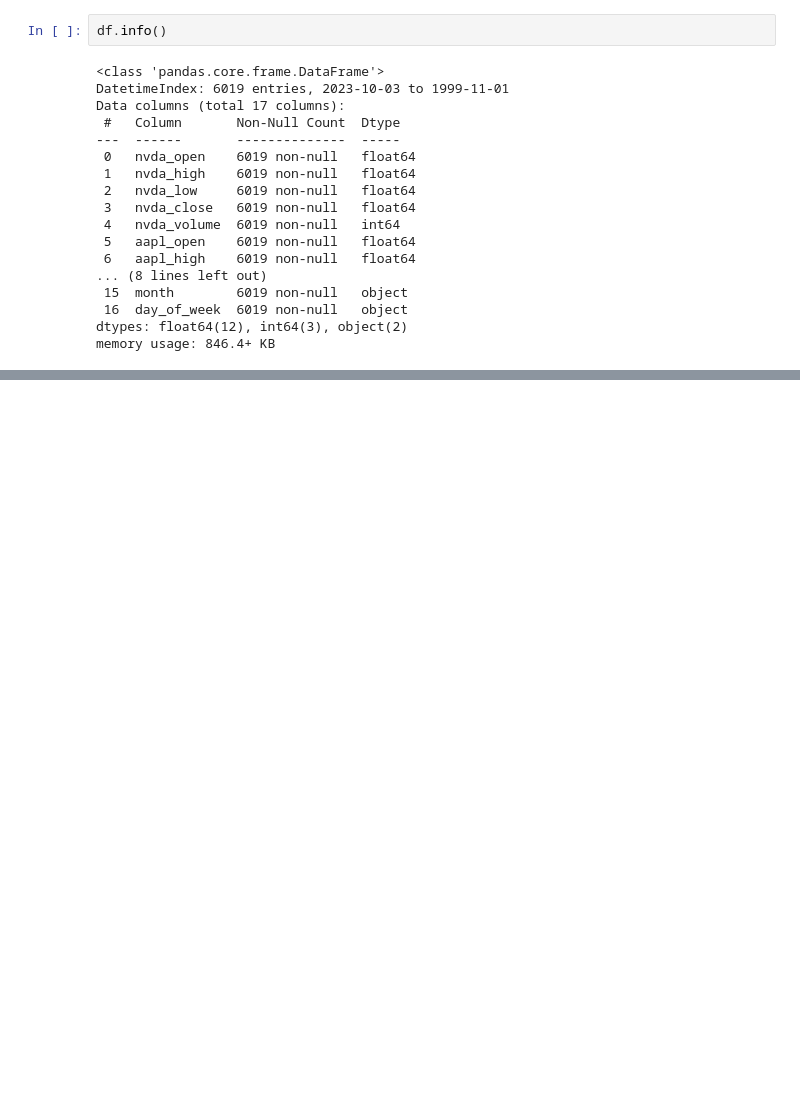
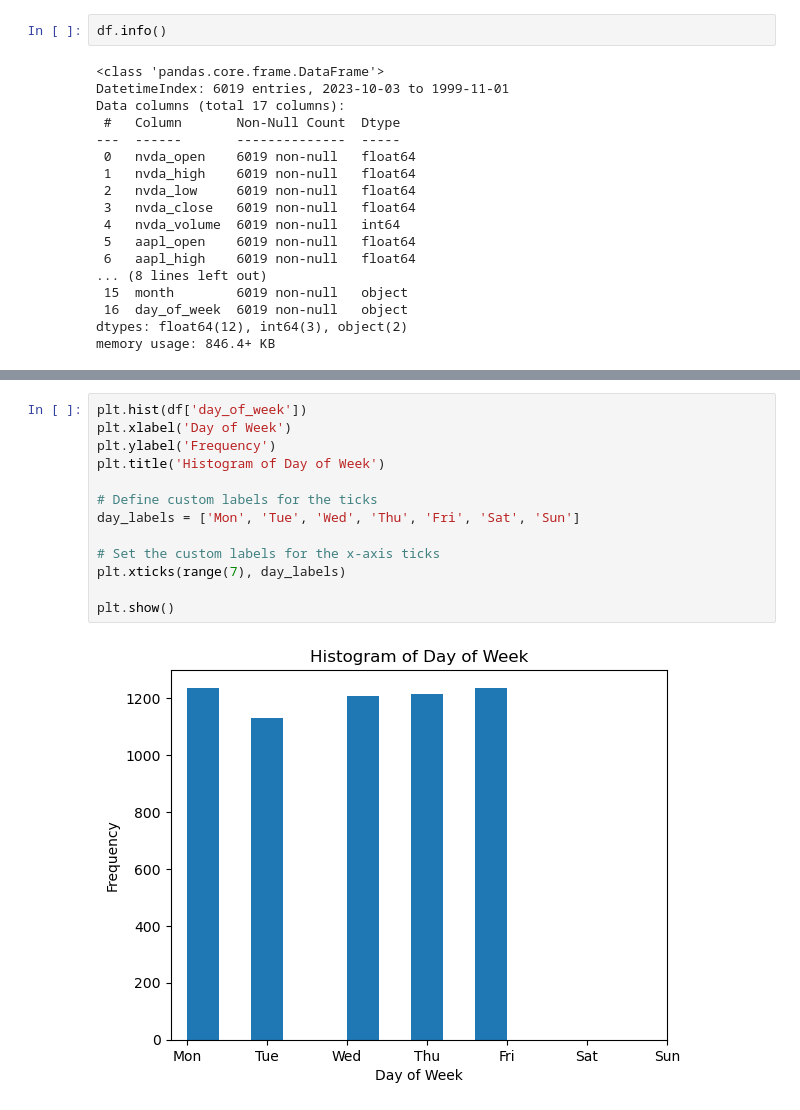
Before and after one commit to Marc-Aradillas/Tesla-Monthly-Closing-Price-Prediction, a Jupyter notebook: mvp.ipynb, the cells around one changed output, grey strips where cells are left out. Saved outputs shown, nothing was run; the diff lists cells and outputs as text; blank space fills up the shorter version.

```diff
--- a/mvp.ipynb
+++ b/mvp.ipynb
@@ -600,0 +618,15 @@ memory usage: 846.4+ KB
+# %%
+plt.hist(df['day_of_week'])
+plt.xlabel('Day of Week')
+plt.ylabel('Frequency')
+plt.title('Histogram of Day of Week')
+
+# Define custom labels for the ticks
+day_labels = ['Mon', 'Tue', 'Wed', 'Thu', 'Fri', 'Sat', 'Sun']
+
+# Set the custom labels for the x-axis ticks
+plt.xticks(range(7), day_labels)
+
+plt.show()
+# %% [output]
+[figure, added]
```
Also changed, not shown: parts of 12 cells of this notebook.
